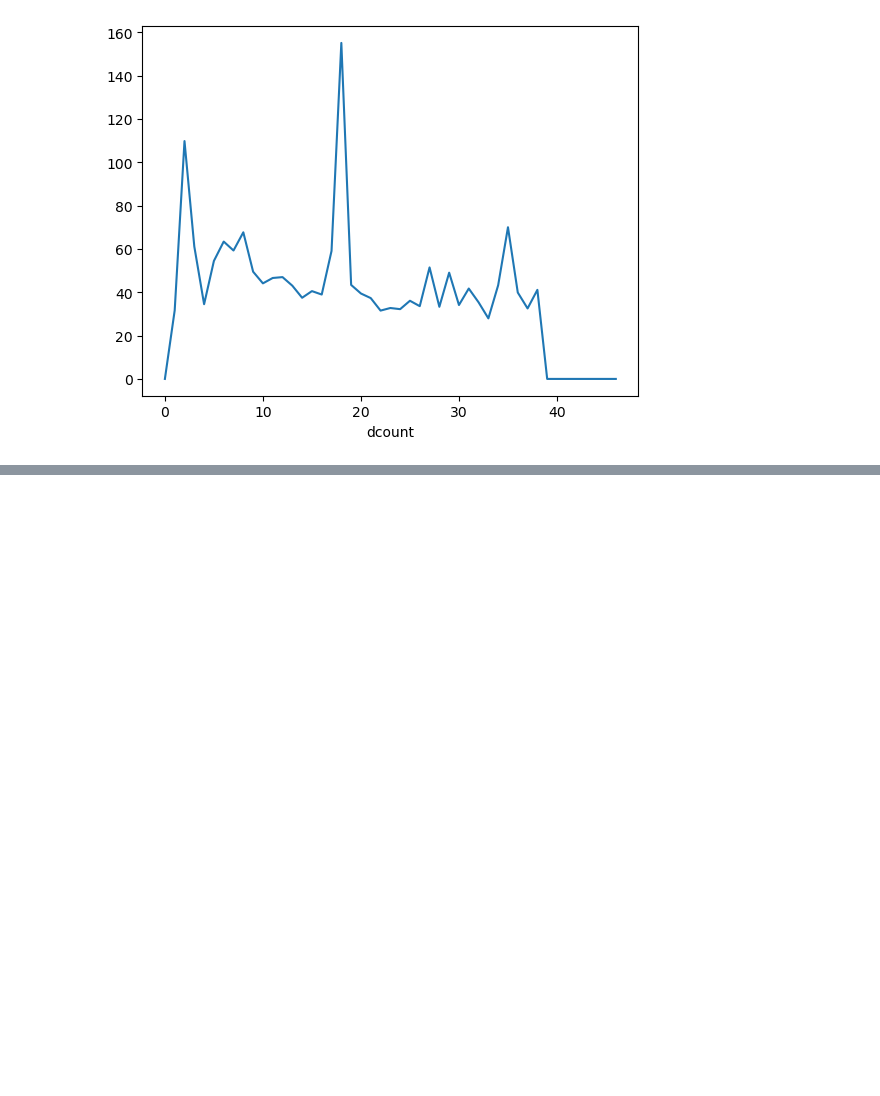
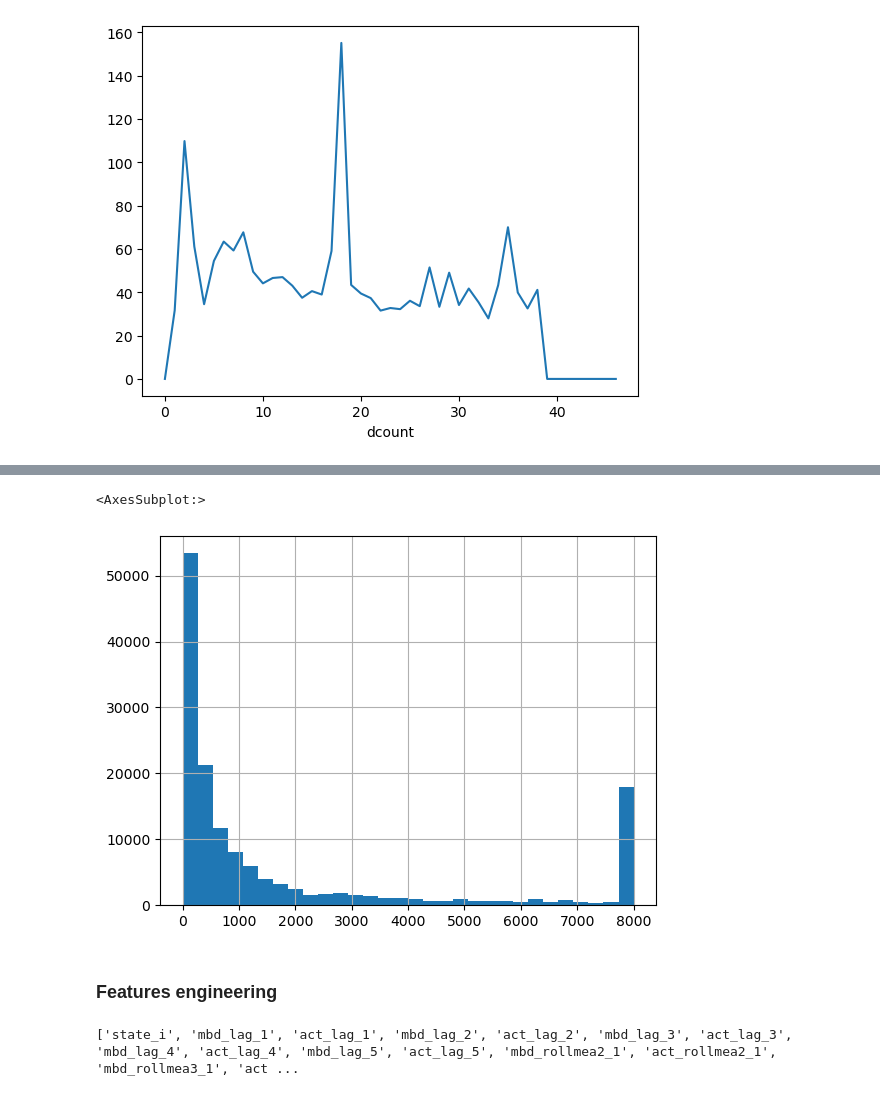
Before and after one commit to Waguy02/GoDaddy, a Jupyter notebook: notebooks/other_experiments/01-kaggle_baseline.ipynb, the cells around one changed output, grey strips where cells are left out. Drawn from its saved outputs; the diff is of its cells as text; code cells hidden in the pictures; blank space fills up the shorter version.

```diff
--- a/notebooks/other_experiments/01-kaggle_baseline.ipynb
+++ b/notebooks/other_experiments/01-kaggle_baseline.ipynb
@@ -148,0 +200,12 @@ raw.loc[raw.cfips == 21277].plot(x='dcount', y='microbusiness_density')
+# %%
+raw['lastactive'] = raw.groupby('cfips')['active'].transform('last')
+
+dt = raw.loc[raw.dcount == 28].groupby('cfips')['microbusiness_density'].agg('last')
+raw['lasttarget'] = raw['cfips'].map(dt)
+
+raw['lastactive'].clip(0,8000).hist(bins = 30)
+# %% [output]
+<AxesSubplot:>
+[figure, added]
+# %% [markdown]
+### Features engineering
@@ -148,0 +242,9 @@ raw.loc[raw.cfips == 21277].plot(x='dcount', y='microbusiness_density')
+# %%
+# build features
+raw, feats = build_features(raw, 'target', 'active', lags = 6)
+features = ['state_i']
+features += feats
+
+print(features)
+# %% [output]
+['state_i', 'mbd_lag_1', 'act_lag_1', 'mbd_lag_2', 'act_lag_2', 'mbd_lag_3', 'act_lag_3', 'mbd_lag_4', 'act_lag_4', 'mbd_lag_5', 'act_lag_5', 'mbd_rollmea2_1', 'act_rollmea2_1', 'mbd_rollmea3_1', 'act ...
```
Also changed, not shown: parts of 21 cells of this notebook, 11 other files.
